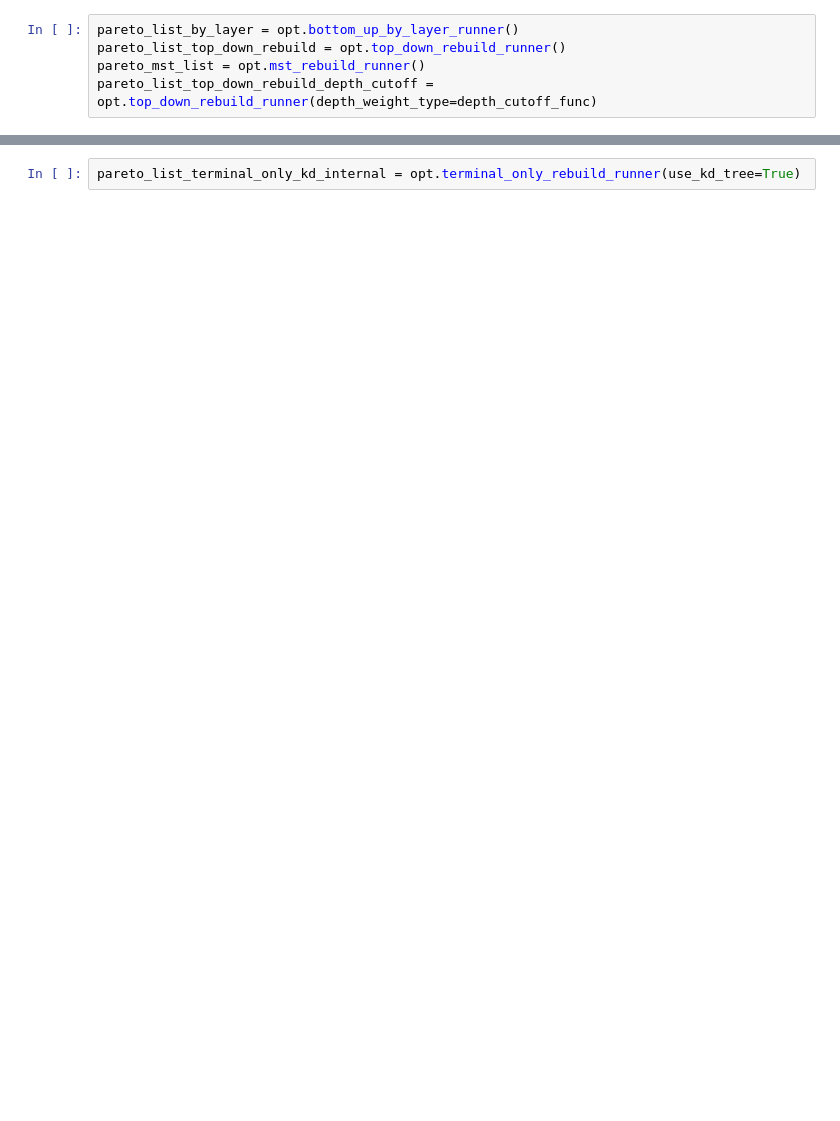
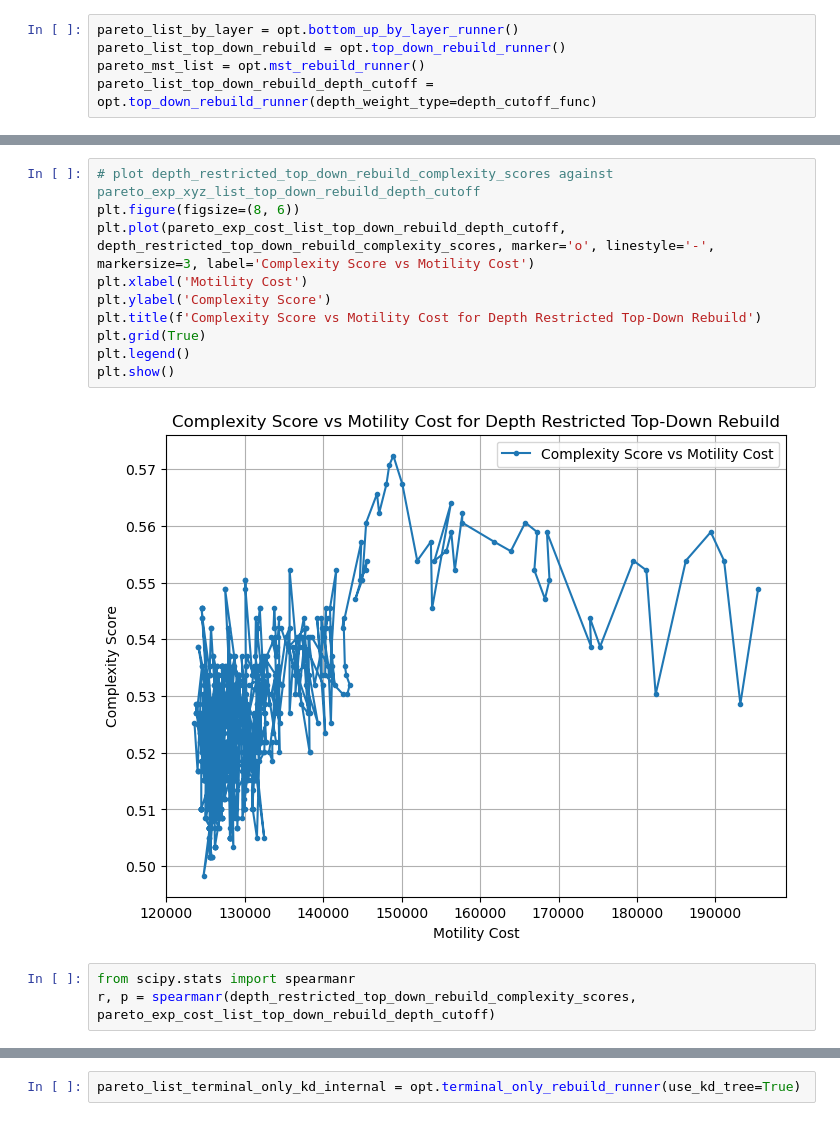
Before and after one commit to IcyFermion/embryogenesis, a Jupyter notebook: pareto_core.ipynb, the cells around one changed output, grey strips where cells are left out. Saved outputs shown, nothing was run; the diff lists cells and outputs as text; blank space fills up the shorter version.

```diff
--- a/pareto_core.ipynb
+++ b/pareto_core.ipynb
@@ -208,0 +279,15 @@ pareto_list_top_down_rebuild_depth_cutoff = opt.top_down_rebuild_runner(depth_we
+# %%
+# plot depth_restricted_top_down_rebuild_complexity_scores against pareto_exp_xyz_list_top_down_rebuild_depth_cutoff
+plt.figure(figsize=(8, 6))
+plt.plot(pareto_exp_cost_list_top_down_rebuild_depth_cutoff, depth_restricted_top_down_rebuild_complexity_scores, marker='o', linestyle='-',  markersize=3, label='Complexity Score vs Motility Cost')
+plt.xlabel('Motility Cost')
+plt.ylabel('Complexity Score')
+plt.title(f'Complexity Score vs Motility Cost for Depth Restricted Top-Down Rebuild')
+plt.grid(True)
+plt.legend()
+plt.show()
+# %% [output]
+[figure, added]
+# %%
+from scipy.stats import spearmanr
+r, p = spearmanr(depth_restricted_top_down_rebuild_complexity_scores, pareto_exp_cost_list_top_down_rebuild_depth_cutoff)
```
Also changed, not shown: parts of 47 cells of this notebook, 2 other files.
